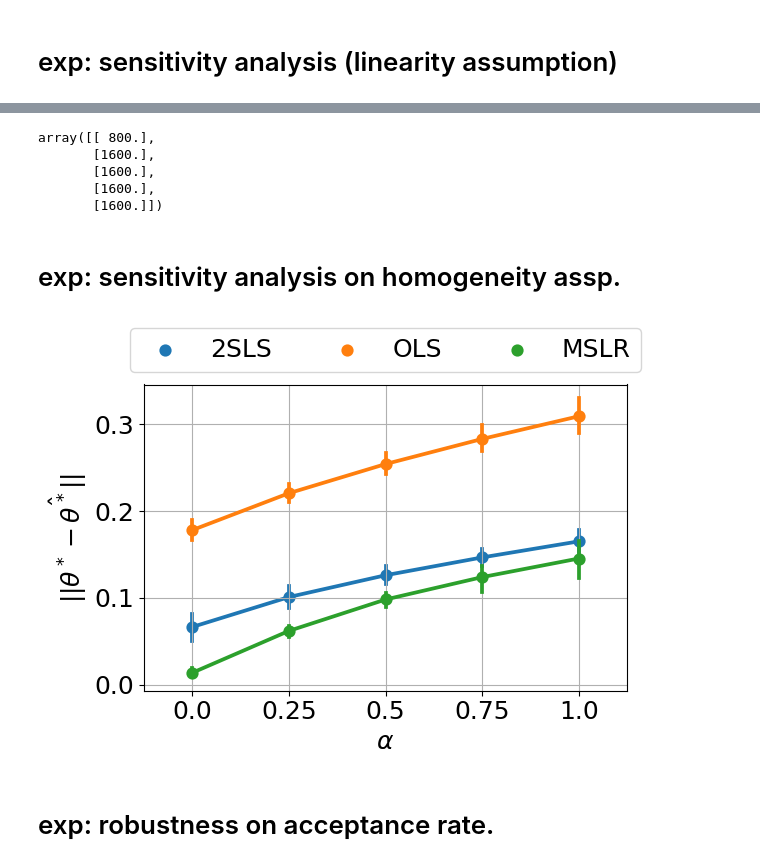
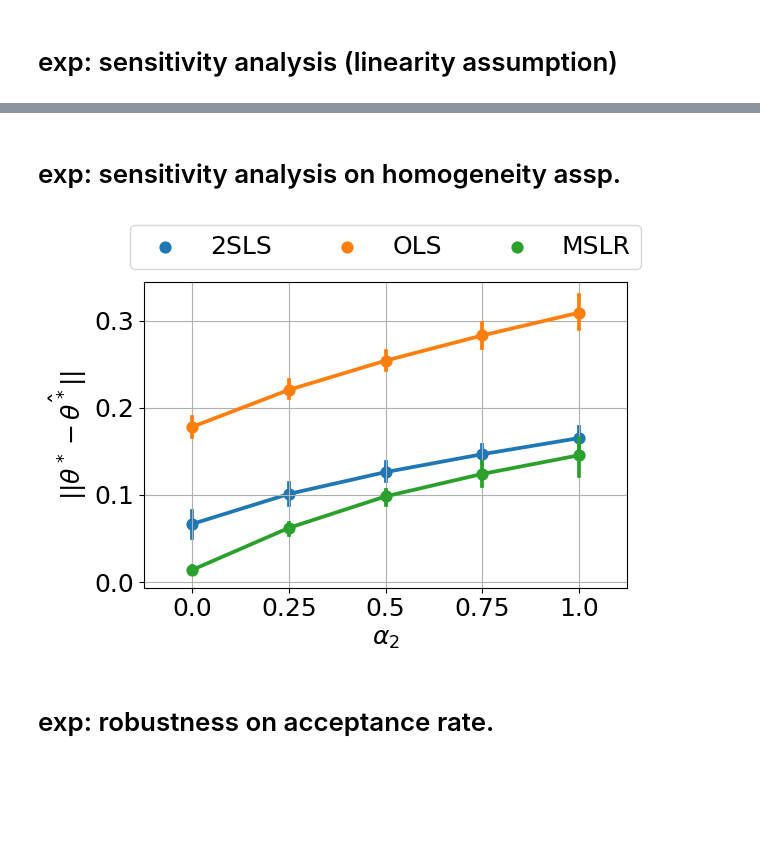
Before and after one commit to muandet-lab/causal-strategic-learning-with-selection, a Jupyter notebook: experiments.ipynb, the cells around one changed output, grey strips where cells are left out. Drawn from its saved outputs; the diff is of its cells as text; code cells hidden in the pictures; blank space fills up the shorter version.

```diff
--- a/experiments.ipynb
+++ b/experiments.ipynb
@@ -16,8 +16,9 @@ import py.algos as algos
 os.makedirs('figures', exist_ok=True)
 
 # IMPORTANT: please set MODE, N_CORES (if MODE=='compute') and exp_dir_load (if MODE=='load')
-MODE = 'compute'
+MODE = 'load'
 assert MODE in ('compute', 'load')
+
 N_CORES = 7 # if MODE=='compute', how many cores to use.
 exp_dir_load = "experiments/3848a72" # if MODE=='load', then set the directory to load results from.
 
@@ -432,6 +440,7 @@ plt.savefig("figures/our-settings-single-env.pdf")
 # exp: sensitivity analysis (linearity assumption)
 # %%
 # TODO: fix directory when loading
+MODE='load'
 if MODE=='compute':
     dfs = []
     for alpha in (0, .25, .5, .75, 1):
@@ -457,7 +466,7 @@ if MODE=='compute':
     except FileExistsError:
         pass
 elif MODE=='load':
-    with open('experiments/76b75cf/linearity-sens-single-env-causal/results', 'rb') as f:
+    with open('experiments/fc3a07b/linearity-sens-single-env-causal/results', 'rb') as f:
         dfs = pickle.load(f)
     df = pd.concat(dfs)
     df = df[df['iterations']==df.iterations.max()]
@@ -499,20 +507,0 @@ plt.tight_layout()
-# %%
-# TODO: create a short demo in case it is needed.
-import numpy as np
-import matplotlib.pyplot as plt
-# hyper-params.
-min_vals = np.array([[400, 0]])
-max_vals = np.array([[1600, 4]])
-alpha = .1
-
-# generate x with gpa and sat.
-x_org = np.zeros((1000, 2))
-x_org[:, 0] = np.linspace(400, 1600, 1000)
-x_org[:, 1] = np.linspace(0, 4, 1000)
-
-x_org_nonlin = delinearize(x_org, alpha, min_vals, max_vals)
-
-fig, ax = plt.subplots()
-ax.plot(x_org[:, 0], x_org_nonlin[:, 0])
-fig, ax = plt.subplots()
-ax.plot(x_org[:,1], x_org_nonlin[:, 1])
@@ -535,14 +508,7 @@ ax.plot(x, x_sigmoid)
-# %%
-x_sigmoid[:5 ]
-# %% [output]
-array([[ 800.],
-       [1600.],
-       [1600.],
-       [1600.],
-       [1600.]])
 # %% [markdown]
 # exp: sensitivity analysis on homogeneity assp.
 # %%
+MODE='compute'
 if MODE=='compute':
     dfs = []
     for alpha in (0, .25, .5, .75, 1):
@@ -567,7 +533,7 @@ if MODE=='compute':
         pass
 
 elif MODE=='load':
-    with open('experiments/dd9ea46/homogen-sens-single-env-causal/results', 'rb') as f:
+    with open('experiments/fc3a07b/homogen-sens-single-env-causal/results', 'rb') as f:
         df = pickle.load(f)
 # %%
 # long format, for plotting.
@@ -575,35 +541,35 @@ value_vars = [f"{m}_env{e}" for m in args.methods for e in range(args.num_envs)]
 dflong = pd.melt(
     df, id_vars=("alpha",), value_vars=value_vars, var_name="env", value_name="error"
 )
 dflong
 dflong["method"] = dflong.env.apply(lambda x: "_".join(x.split("_")[:-1]))
 dflong["env"] = dflong.env.apply(lambda x: x.split("_")[-1])
 
 dflong["method"] = dflong["method"].astype("category")
 dflong["method"] = dflong["method"].cat.rename_categories(
     {"ours": "MSLR", "ols": "OLS", "2sls": "2SLS"}
 )
 dflong
 
 fig,ax=plt.subplots()
 sns.pointplot(
     data=dflong, x='alpha', y='error', hue='method'
 )
-ax.set_xlabel(r'$\alpha$')
+ax.set_xlabel(r'$\alpha_2$')
 ax.set_ylabel(r'$|| \theta^* - \hat{\theta^*} ||$')
 
 handles, labels = ax.get_legend_handles_labels()
 ax.grid()
 ax.legend(
     handles=handles[:],
     labels=labels[:],
     ncol=3,
     loc="lower center",
     bbox_to_anchor=(0.5, 1),
 )
 plt.tight_layout()
 # %% [output]
-[figure, old version]
+[figure, new version]
 # %% [markdown]
 # exp: robustness on acceptance rate.
 # %%
```
Also changed, not shown: parts of 12 cells of this notebook.
